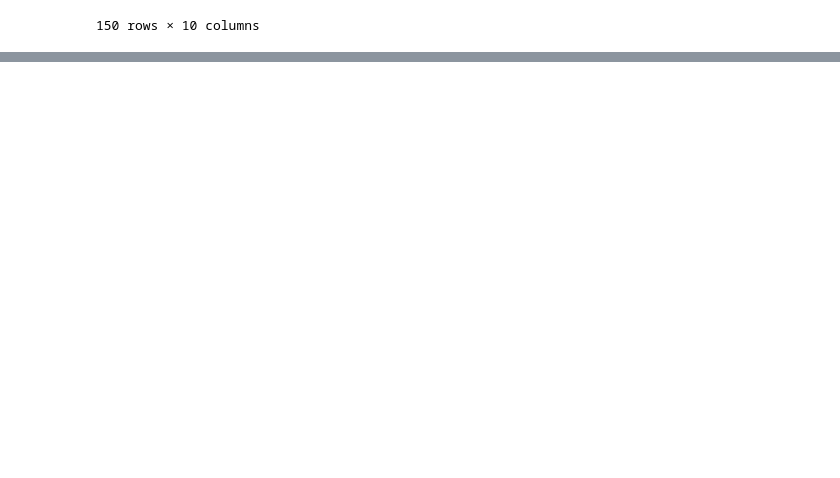
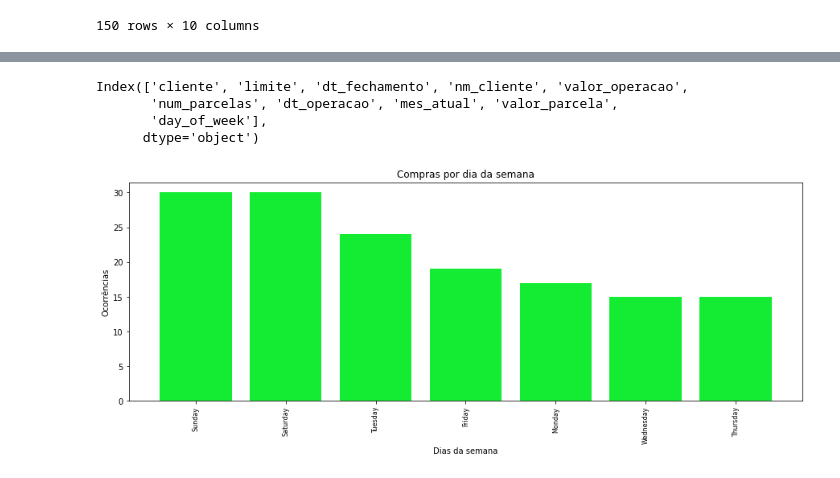
Before and after one commit to martinlietz/squadcinza_projeto3, a Jupyter notebook: projeto.ipynb, the cells around one changed output, grey strips where cells are left out. Saved outputs shown, nothing was run; the diff lists cells and outputs as text; code cells hidden in the pictures; blank space fills up the shorter version.

Commit message:
Update projeto.ipynb
continuando a análise exploratória com os gráficos.

```diff
--- a/projeto.ipynb
+++ b/projeto.ipynb
@@ -739,0 +770,20 @@ df_total
+# %%
+df_total.columns
+# %% [output]
+Index(['cliente', 'limite', 'dt_fechamento', 'nm_cliente', 'valor_operacao',
+       'num_parcelas', 'dt_operacao', 'mes_atual', 'valor_parcela',
+       'day_of_week'],
+      dtype='object')
+# %%
+# Gráfico de compras por dia da semana
+
+x=df_total.day_of_week.value_counts()
+plt.figure(figsize=(15,5))
+plt.bar(x.index,x.values,color='#13ec32')
+plt.xticks(x.index,rotation='vertical',size=8)
+plt.ylabel('Ocorrências')
+plt.xlabel('Dias da semana')
+plt.title('Compras por dia da semana')
+plt.show()
+# %% [output]
+[figure, added]
```
Also changed, not shown: parts of 12 cells of this notebook.
